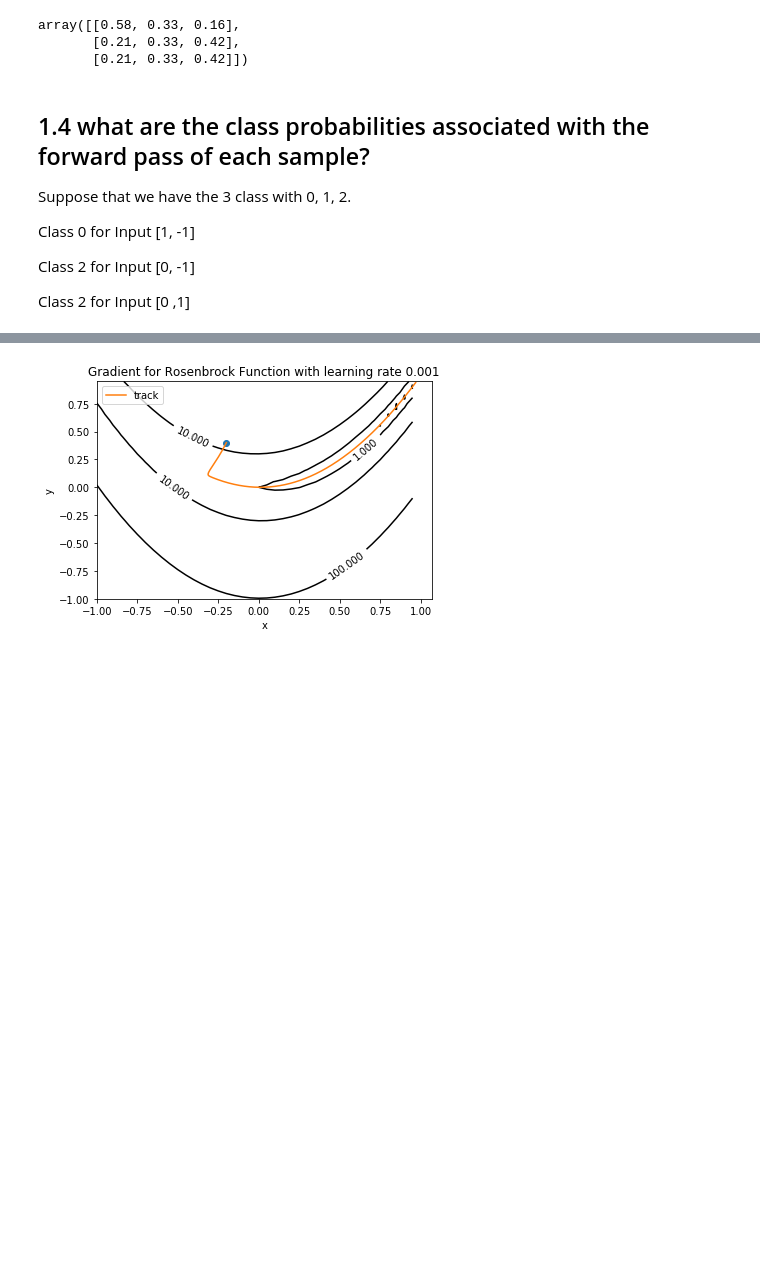
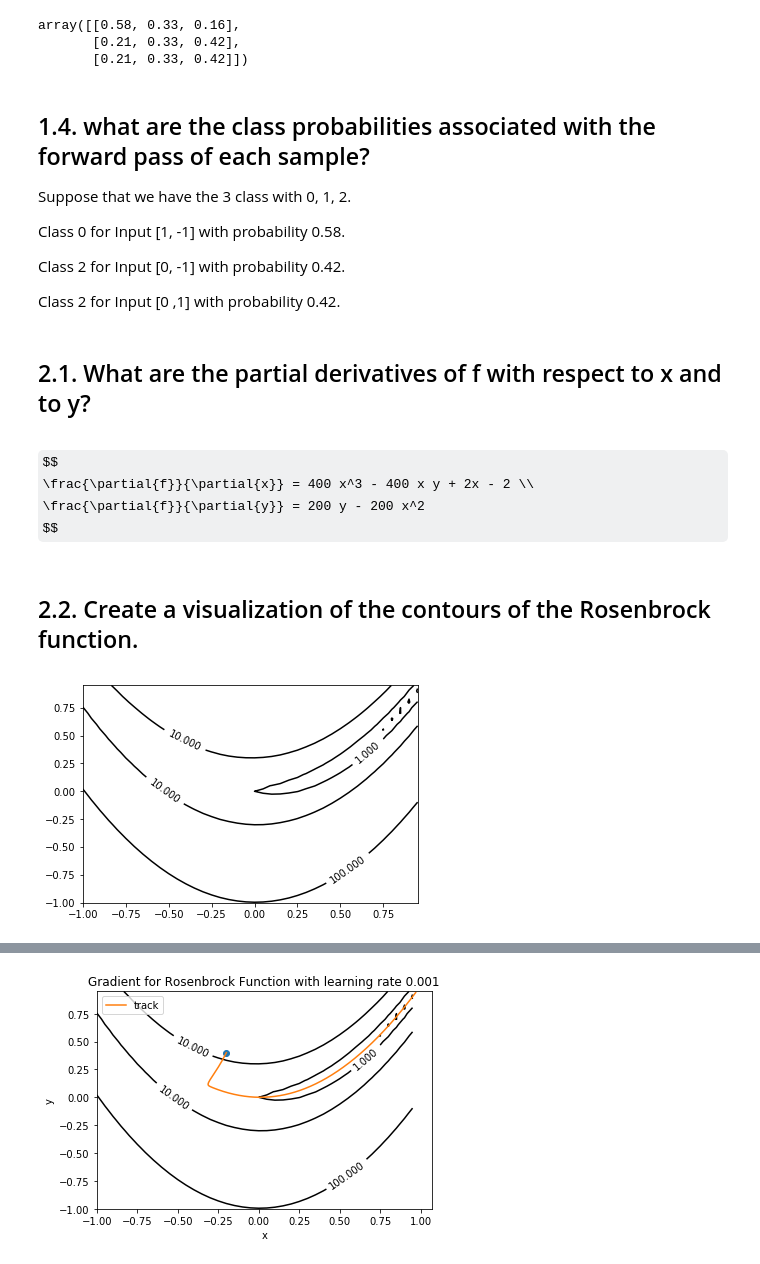
Before and after one commit to WuZhuoran/ANLY-590-Neural-Nets-and-Deep-Learning, a Jupyter notebook: Assignment1/assignment1.ipynb, the cells around one changed output, grey strips where cells are left out. Cells and saved outputs as stored; diff of their text form; code cells hidden in the pictures; some formulas as TeX source; blank space fills up the shorter version.

```diff
--- a/Assignment1/assignment1.ipynb
+++ b/Assignment1/assignment1.ipynb
@@ -234,12 +243,38 @@ array([[0.58, 0.33, 0.16],
        [0.21, 0.33, 0.42],
        [0.21, 0.33, 0.42]])
 # %% [markdown]
-## 1.4 what are the class probabilities associated with the forward pass of each sample?
+## 1.4. what are the class probabilities associated with the forward pass of each sample?
 
 Suppose that we have the 3 class with 0, 1, 2.
 
-Class 0 for Input [1, -1]
+Class 0 for Input [1, -1] with probability 0.58.
 
-Class 2 for Input [0, -1]
+Class 2 for Input [0, -1] with probability 0.42.
 
-Class 2 for Input [0 ,1]
+Class 2 for Input [0 ,1] with probability 0.42.
+# %% [markdown]
+## 2.1. What are the partial derivatives of f with respect to x and to y?
+# %% [markdown]
+$$
+\frac{\partial{f}}{\partial{x}} = 400 x^3 - 400 x y + 2x - 2 \\
+\frac{\partial{f}}{\partial{y}} = 200 y - 200 x^2
+$$
+# %% [markdown]
+## 2.2. Create a visualization of the contours of the Rosenbrock function.
+# %%
+def draw_empty():
+    delta = 0.05
+    x = np.arange(-1.0, 1.0, delta)
+    y = np.arange(-1.0, 1.0, delta)
+    X, Y = np.meshgrid(x, y)
+
+    plt.figure()
+    plt.contourf(X, Y, f(X, Y), 5, alpha=0, cmap=plt.cm.hot)
+    C = plt.contour(X, Y, f(X, Y), 8, locator=ticker.LogLocator(), colors='black', linewidth=0.01)
+    plt.clabel(C, inline=True, fontsize=10)
+    plt.show()
+
+
+draw_empty()
+# %% [output]
+[figure, added]
```
Also changed, not shown: parts of 21 cells of this notebook.
